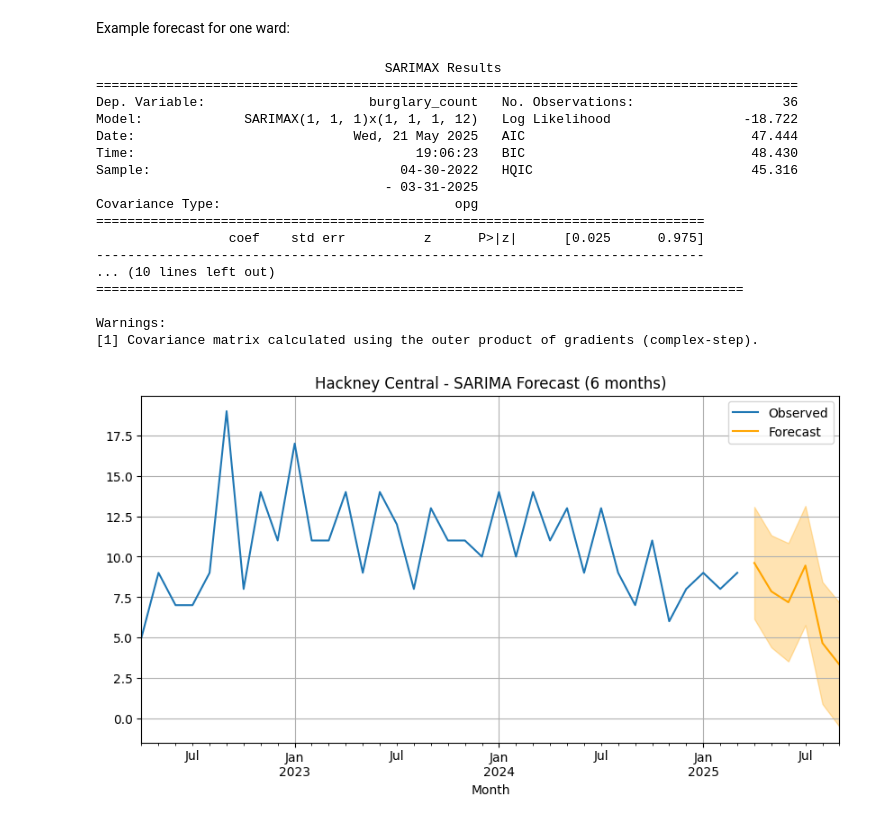
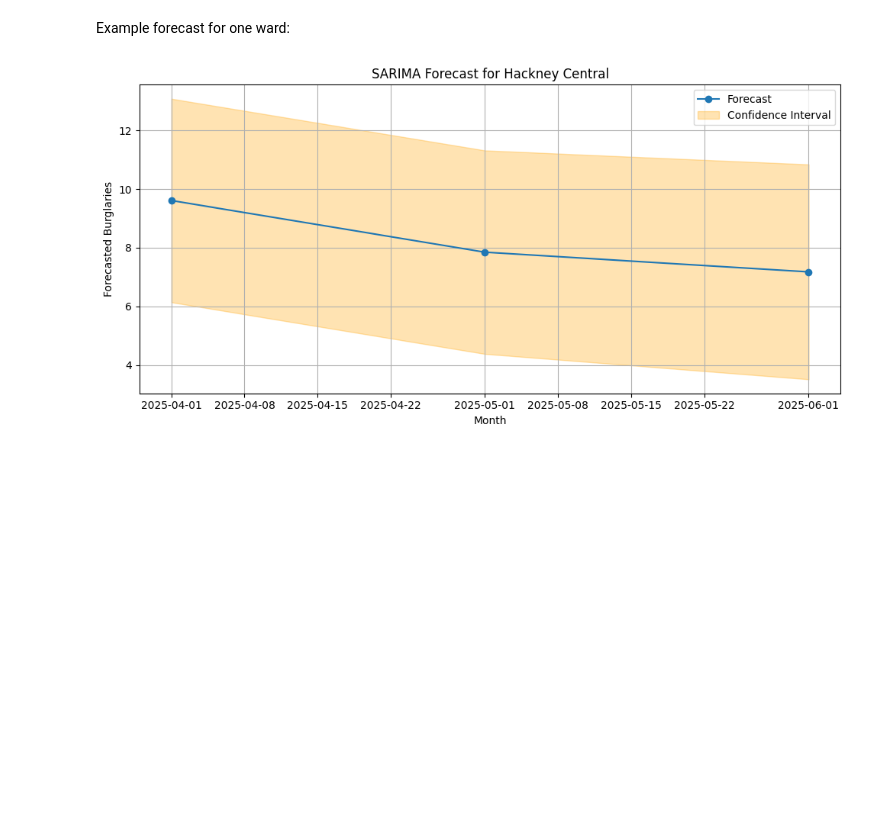
Before and after one commit to NikiPanayotov04/CBL---data-science-project, a Jupyter notebook: src/Sarima.ipynb, the cells around one changed output. Cells and saved outputs as stored; diff of their text form; code cells hidden in the pictures; blank space fills up the shorter version.

```diff
--- a/src/Sarima.ipynb
+++ b/src/Sarima.ipynb
@@ -164,61 +163,29 @@ Example forecast for one ward:
 # %%
 import pandas as pd
 import matplotlib.pyplot as plt
-from statsmodels.tsa.statespace.sarimax import SARIMAX
 
-# Load burglary data
-df = pd.read_csv("../data/processed/monthly_burglary_per_ward.csv", parse_dates=["Month"])
+# Load saved forecast
+df_forecast = pd.read_csv("../data/processed/sarima_forecast_all_wards.csv", parse_dates=["Month"])
 
-# One random Ward for forecast
+# Choose one ward to visualize
 WARD_NAME = "Hackney Central"
 
-# Create a time series for that ward
-ward_ts = df[df["Ward name"] == WARD_NAME].set_index("Month").resample("M").sum()
+# Filter the forecast
+ward_forecast = df_forecast[df_forecast["Ward name"] == WARD_NAME]
 
-
-# Fit SARIMA model (baseline params: (1,1,1)(1,1,1,12))
-model = SARIMAX(
-    ward_ts["burglary_count"],
-    order=(1, 1, 1),
-    seasonal_order=(1, 1, 1, 12),
-    enforce_stationarity=False,
-    enforce_invertibility=False
-)
-results = model.fit(disp=False)
-print(results.summary())
-
-#  Forecast next 6 months
-forecast = results.get_forecast(steps=6)
-forecast_df = forecast.summary_frame()
-
-# Plot forecast with confidence intervals
+# Plot
 plt.figure(figsize=(10, 5))
-ward_ts["burglary_count"].plot(label="Observed")
-forecast_df["mean"].plot(label="Forecast", color="orange")
-plt.fill_between(forecast_df.index, forecast_df["mean_ci_lower"], forecast_df["mean_ci_upper"], color="orange", alpha=0.3)
-plt.title(f"{WARD_NAME} - SARIMA Forecast (6 months)")
+plt.plot(ward_forecast["Month"], ward_forecast["mean"], marker='o', label="Forecast")
+plt.fill_between(ward_forecast["Month"],
+                 ward_forecast["mean_ci_lower"],
+                 ward_forecast["mean_ci_upper"],
+                 color="orange", alpha=0.3, label="Confidence Interval")
+plt.title(f"SARIMA Forecast for {WARD_NAME}")
+plt.xlabel("Month")
+plt.ylabel("Forecasted Burglaries")
+plt.grid(True)
 plt.legend()
-plt.grid(True)
+plt.tight_layout()
 plt.show()
-
-# Save forecats
-#forecast_df.to_csv(f"../data/processed/forecast_{WARD_NAME.replace(' ', '_')}.csv")
 # %% [output]
-                                     SARIMAX Results
-==========================================================================================
-Dep. Variable:                     burglary_count   No. Observations:                   36
-Model:             SARIMAX(1, 1, 1)x(1, 1, 1, 12)   Log Likelihood                 -18.722
-Date:                            Wed, 21 May 2025   AIC                             47.444
-Time:                                    19:06:23   BIC                             48.430
-Sample:                                04-30-2022   HQIC                            45.316
-                                     - 03-31-2025
-Covariance Type:                              opg
-==============================================================================
-                 coef    std err          z      P>|z|      [0.025      0.975]
-------------------------------------------------------------------------------
-... (10 lines left out)
-===================================================================================
-
-Warnings:
-[1] Covariance matrix calculated using the outer product of gradients (complex-step).
-[figure, old version]
+[figure, new version]
```
Also changed, not shown: parts of 1 cell of this notebook.
